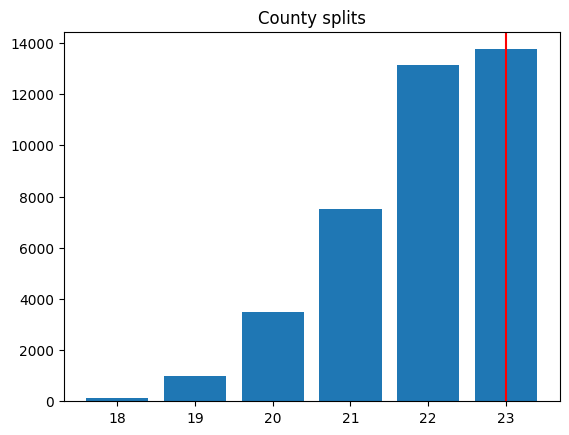
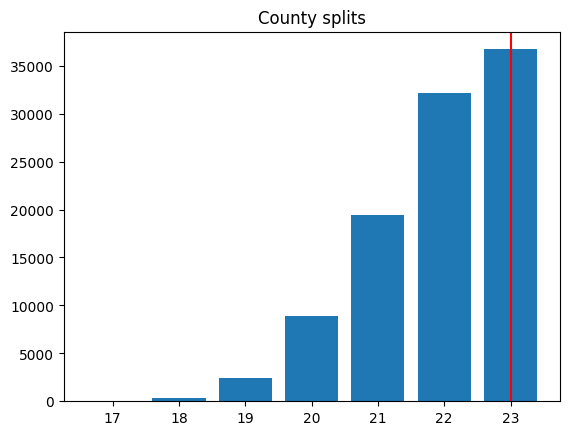
Unified diff of the notebook cell whose output changed from the first chart to the second:
--- before
+++ after
@@ -24,5 +24,5 @@
 
 plt.hist(df["PP"],bins=100)
-plt.axvline(3.419145068694334, color='red',label='Enacted')
+plt.axvline((2*3.419145068694334), color='red',label='Enacted')
 plt.title("Polsby popper")
 plt.show()

Commit: FL ensemble